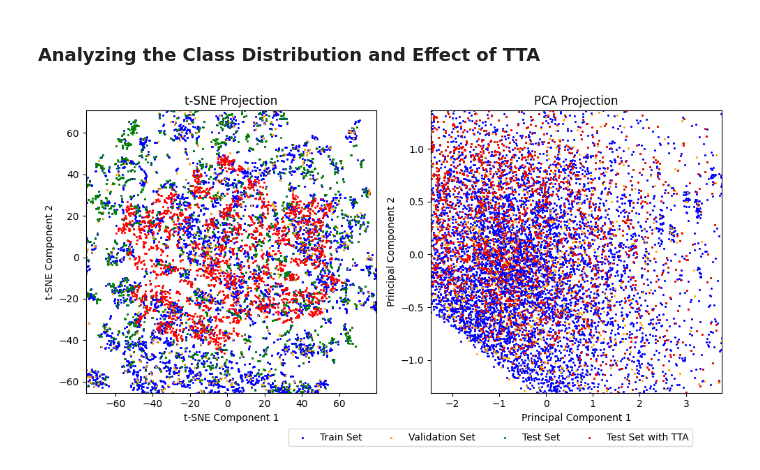
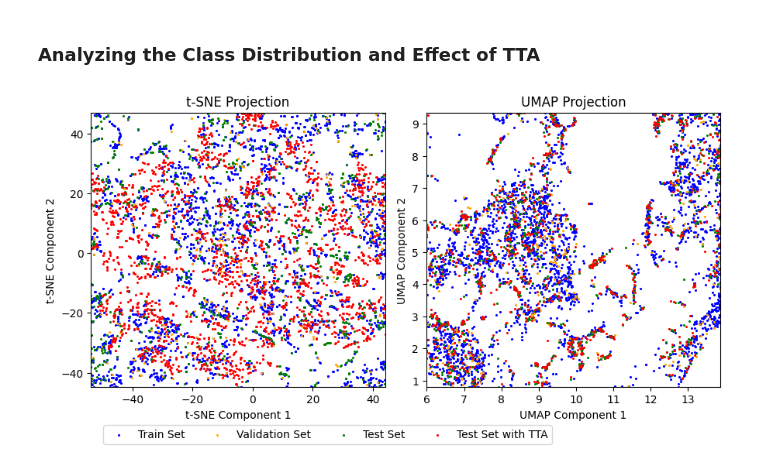
Before and after one commit to p0017/Molecular-Test-Time-Adaptation, a Jupyter notebook: Molecular-Test-TIme-Adaptation.ipynb, the cells around one changed output. Drawn from its saved outputs; the diff is of its cells as text; code cells hidden in the pictures.

Commit message:
Added UMAP and improved documentation

```diff
--- a/Molecular-Test-TIme-Adaptation.ipynb
+++ b/Molecular-Test-TIme-Adaptation.ipynb
@@ -441,19 +441,19 @@ train_embeddings_tsne = all_embeddings_tsne[:train_size]
 val_embeddings_tsne = all_embeddings_tsne[train_size:train_size + val_size]
 test_embeddings_tsne = all_embeddings_tsne[train_size + val_size:]
 
-# Create and fit PCA for 2D projections
-pca = PCA(n_components=2, random_state=42)
-all_embeddings_pca = pca.fit_transform(all_embeddings)
+# Create and fit UMAP for 2D projections
+umap_reducer = UMAP(n_components=2, )
+all_embeddings_umap = umap_reducer.fit_transform(all_embeddings, n_jobs=-1)
 
-# Split PCA results back into individual datasets
-train_embeddings_pca = all_embeddings_pca[:train_size]
-val_embeddings_pca = all_embeddings_pca[train_size:train_size + val_size]
-test_embeddings_pca = all_embeddings_pca[train_size + val_size:]
+# Split UMAP results back into individual datasets
+train_embeddings_umap = all_embeddings_umap[:train_size]
+val_embeddings_umap = all_embeddings_umap[train_size:train_size + val_size]
+test_embeddings_umap = all_embeddings_umap[train_size + val_size:]
 
 # Also getting the test set embeddings after TTA
 test_embeddings_with_TTA = embeddings_with_TTA(best_model, test_loader, lr=learning_rate_TTA)
 test_embeddings_with_TTA_tsne = tsne.fit_transform(np.array(test_embeddings_with_TTA))
-test_embeddings_with_TTA_pca = pca.transform(np.array(test_embeddings_with_TTA))
+test_embeddings_with_TTA_umap = umap_reducer.transform(np.array(test_embeddings_with_TTA))
 # %% [markdown]
 ### Analyzing the Solubility Distribution
 # %%
@@ -534,57 +534,57 @@ plt.show()
 ### Analyzing the Class Distribution and Effect of TTA
 # %%
 # Create 2D embeddings using both t-SNE and PCA for the plot
-train_embeddings_2d = train_embeddings_pca
-val_embeddings_2d = val_embeddings_pca
-test_embeddings_2d = test_embeddings_pca
-test_embeddings_with_TTA_2d = test_embeddings_with_TTA_pca
+train_embeddings_2d = train_embeddings_umap
+val_embeddings_2d = val_embeddings_umap
+test_embeddings_2d = test_embeddings_umap
+test_embeddings_with_TTA_2d = test_embeddings_with_TTA_umap
 
 # Create a figure with two subplots side by side
-fig, (ax1, ax2) = plt.subplots(1, 2, figsize=(10, 5))
+fig, (ax1, ax2) = plt.subplots(1, 2, figsize=(9, 4.5))
 
 # t-SNE plot on the left
 ax1.scatter(train_embeddings_tsne[:, 0], train_embeddings_tsne[:, 1], label='Train Set', s=1.5, color='blue')
 ax1.scatter(val_embeddings_tsne[:, 0], val_embeddings_tsne[:, 1], label='Validation Set', s=1.5, color='orange')
 ax1.scatter(test_embeddings_tsne[:, 0], test_embeddings_tsne[:, 1], label='Test Set', s=1.5, color='green')
 ax1.scatter(test_embeddings_with_TTA_tsne[:, 0], test_embeddings_with_TTA_tsne[:, 1], label='Test Set with TTA', s=1.5, color='red')
 
-# Calculate centroids with median instead of mean since we have outliers
-train_centroid_tsne = np.median(train_embeddings_tsne, axis=0)
-val_centroid_tsne = np.median(val_embeddings_tsne, axis=0)
-test_centroid_tsne = np.median(test_embeddings_tsne, axis=0)
-test_tta_centroid_tsne = np.median(test_embeddings_with_TTA_tsne, axis=0)
+# Calculate centroids
+train_centroid_tsne = np.mean(train_embeddings_tsne, axis=0)
+val_centroid_tsne = np.mean(val_embeddings_tsne, axis=0)
+test_centroid_tsne = np.mean(test_embeddings_tsne, axis=0)
+test_tta_centroid_tsne = np.mean(test_embeddings_with_TTA_tsne, axis=0)
 
 
 ax1.set_title('t-SNE Projection')
 ax1.set_xlabel('t-SNE Component 1')
 ax1.set_ylabel('t-SNE Component 2')
 ax1.set_xlim(x_min_tsne, x_max_tsne)
 ax1.set_ylim(y_min_tsne, y_max_tsne)
-fig.legend(bbox_to_anchor=(0.95, -0.05), loc='lower right', ncol=4)
+fig.legend(bbox_to_anchor=(0.75, -0.05), loc='lower right', ncol=4)
 
 # PCA plot on the right
 ax2.scatter(train_embeddings_2d[:, 0], train_embeddings_2d[:, 1], label='Train Set', s=1.5, color='blue')
 ax2.scatter(val_embeddings_2d[:, 0], val_embeddings_2d[:, 1], label='Validation Set', s=1.5, color='orange')
 ax2.scatter(test_embeddings_2d[:, 0], test_embeddings_2d[:, 1], label='Test Set', s=1.5, color='green')
 ax2.scatter(test_embeddings_with_TTA_2d[:, 0], test_embeddings_with_TTA_2d[:, 1], label='Test Set with TTA', s=1.5, color='red')
 
 # Calculate centroids with median instead of mean since we have outliers
 train_centroid = np.median(train_embeddings_2d, axis=0)
 val_centroid = np.median(val_embeddings_2d, axis=0)
 test_centroid = np.median(test_embeddings_2d, axis=0)
 test_tta_centroid = np.median(test_embeddings_with_TTA_2d, axis=0)
 
-ax2.set_title('PCA Projection')
-ax2.set_xlabel('Principal Component 1')
-ax2.set_ylabel('Principal Component 2')
-ax2.set_xlim(x_min_pca, x_max_pca)
-ax2.set_ylim(y_min_pca, y_max_pca)
+ax2.set_title('UMAP Projection')
+ax2.set_xlabel('UMAP Component 1')
+ax2.set_ylabel('UMAP Component 2')
+ax2.set_xlim(x_min_umap, x_max_umap)
+ax2.set_ylim(y_min_umap, y_max_umap)
 
 plt.tight_layout()
 if save_plots:
     plt.savefig("figures/sets.jpg", dpi=300)
 plt.show()
 # %% [output]
-[figure, old version]
+[figure, new version]
 # %%
 # Create a figure with two subplots side by side
```
Also changed, not shown: parts of 5 cells of this notebook, 8 other files.
